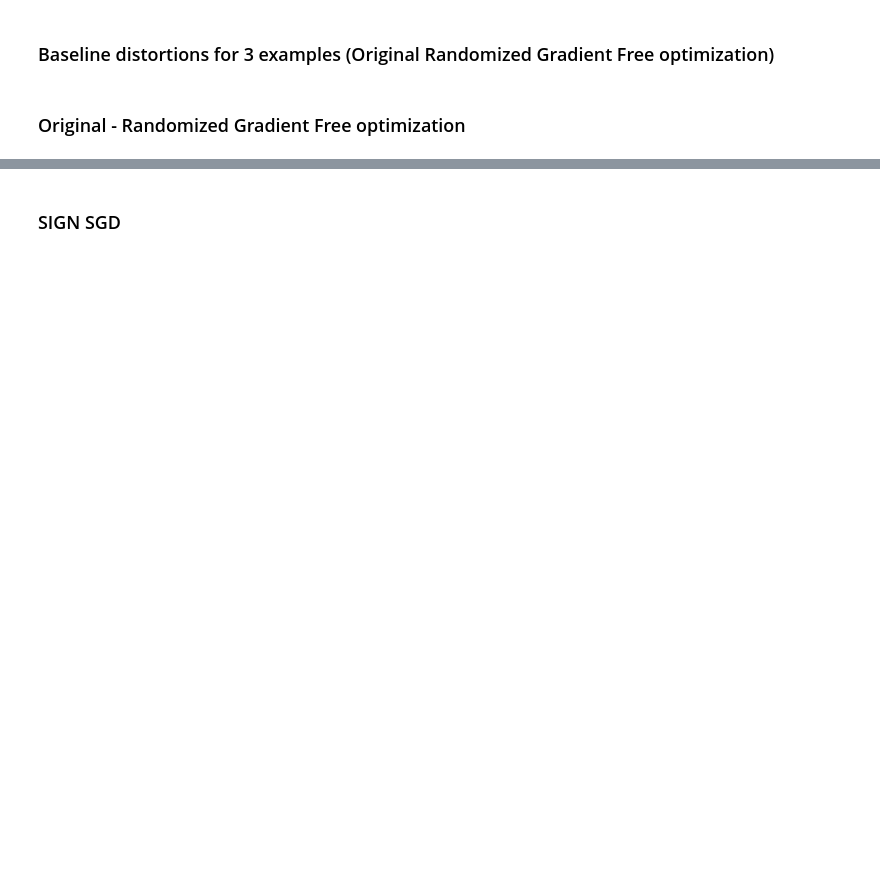
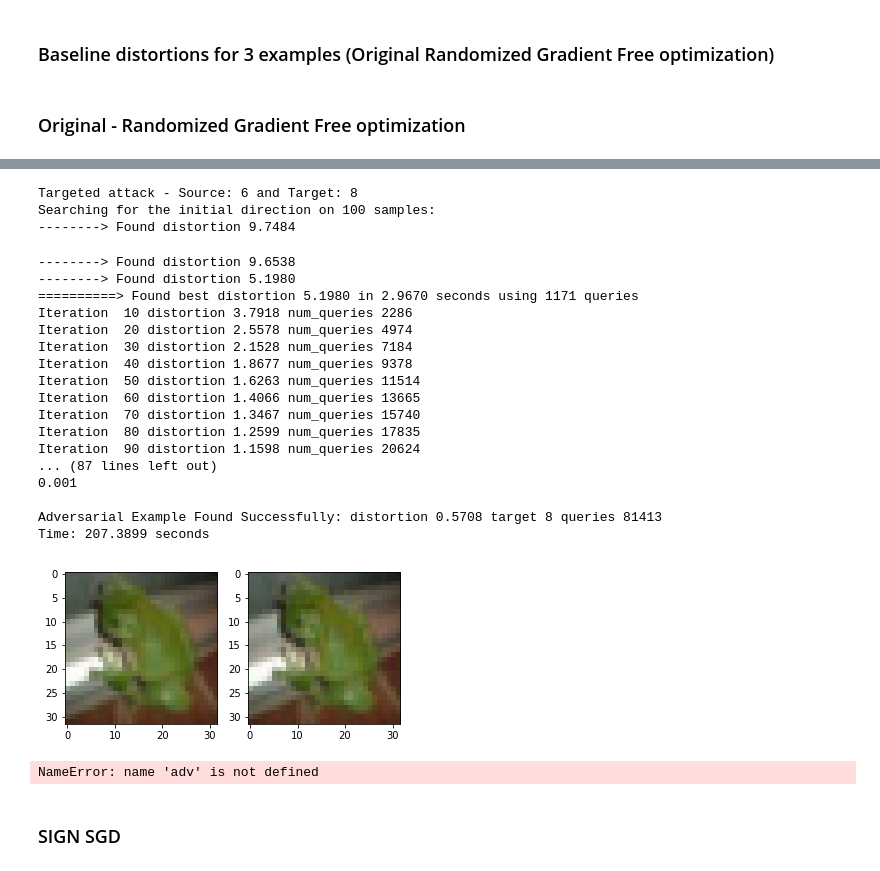
Before and after one commit to cmhcbb/attackbox, a Jupyter notebook: sign_sgd/test_cifar.ipynb, the cells around one changed output, grey strips where cells are left out. Saved outputs shown, nothing was run; the diff lists cells and outputs as text; code cells hidden in the pictures; blank space fills up the shorter version.

```diff
--- a/sign_sgd/test_cifar.ipynb
+++ b/sign_sgd/test_cifar.ipynb
@@ -96,3 +128,39 @@ Time: 258.7443 seconds
+# %%
+attack = OPT_attack(amodel, train_dataset=train_dataset)
+target = 8
+adv, dist = attack(X2.cuda(), Y2.cuda(), target=target*torch.ones(1, dtype=torch.long).cuda(), seed=5874)
+plot_adv(X2, adv)
+# %% [output]
+Targeted attack - Source: 6 and Target: 8
+Searching for the initial direction on 100 samples:
+--------> Found distortion 9.7484
+--------> Found distortion 9.6538
+--------> Found distortion 5.1980
+==========> Found best distortion 5.1980 in 2.9670 seconds using 1171 queries
+Iteration  10 distortion 3.7918 num_queries 2286
+Iteration  20 distortion 2.5578 num_queries 4974
+Iteration  30 distortion 2.1528 num_queries 7184
+Iteration  40 distortion 1.8677 num_queries 9378
+Iteration  50 distortion 1.6263 num_queries 11514
+Iteration  60 distortion 1.4066 num_queries 13665
+Iteration  70 distortion 1.3467 num_queries 15740
+Iteration  80 distortion 1.2599 num_queries 17835
+Iteration  90 distortion 1.1598 num_queries 20624
+... (87 lines left out)
+0.001
+
+Adversarial Example Found Successfully: distortion 0.5708 target 8 queries 81413
+Time: 207.3899 seconds
+[figure, added]
+# %%
+def plot_adv(X, adv):
+    plt.subplot(1,2,1)
+    plt.imshow(np.transpose(X[0].numpy(), (1, 2, 0)))
+    plt.subplot(1,2,2)
+    plt.imshow(np.transpose(adv[0], (1, 2, 0)))
+    plt.show()
+# %% [output]
+NameError: name 'adv' is not defined
 # %% [markdown]
 ### SIGN SGD
 # %%
```
Also changed, not shown: parts of 5 cells of this notebook, 29 other files.
